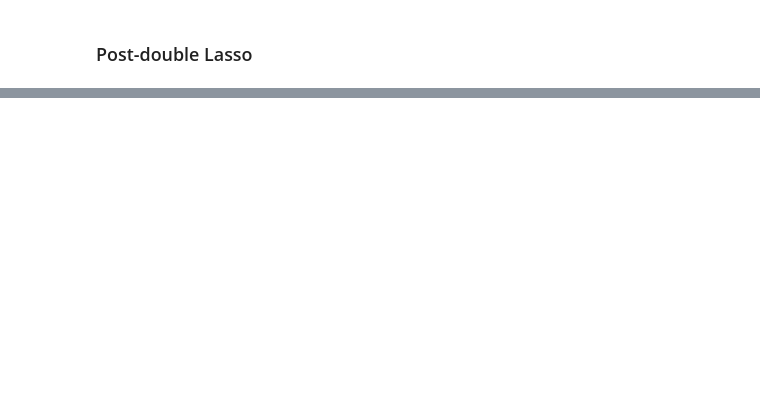
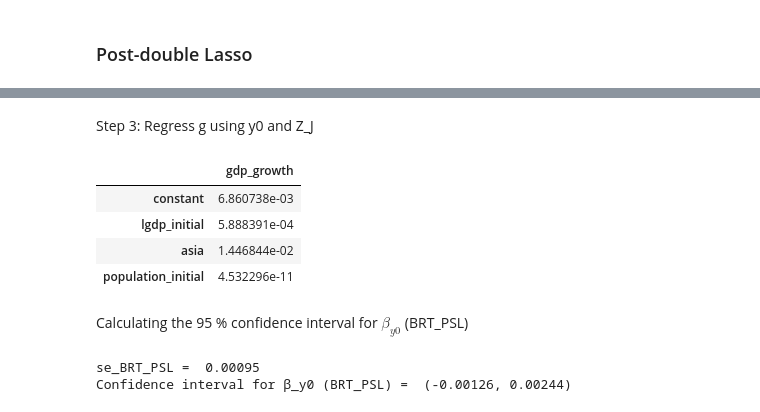
Before and after one commit to lkh927/AME-2024-Projects, a Jupyter notebook: Project 2/Project 2 old (no py.file).ipynb, the cells around one changed output, grey strips where cells are left out. Saved outputs shown, nothing was run; the diff lists cells and outputs as text; code cells hidden in the pictures; blank space fills up the shorter version.

```diff
--- a/Project 2/Project 2 old.ipynb
+++ b/Project 2/Project 2 old (no py.file).ipynb
@@ -472,0 +712,5 @@ Selected varriables:  []
+# %%
+# Create a DataFrame with X_names as the index
+Z_names = Z_basic.columns
+X_names = Z_names.insert(0, y0.name)
+print(X_names)
@@ -472,0 +732,14 @@ Selected varriables:  []
+# %%
+# Make a function that calculates BRT.
+def BRT(X_tilde,g):
+
+    (N, p) = X_tilde.shape
+    sigma = np.std(g, ddof=1)
+    c = 1.1
+    alpha = 0.05
+    penalty_BRT= (c * sigma) / np.sqrt(N) * norm.ppf(1 - alpha / (2*p))
+
+    return penalty_BRT
+
+penalty_BRT = BRT(X_tilde,g)
+print("lambda_BRT =",penalty_BRT.round(4))
@@ -472,0 +750,14 @@ Selected varriables:  []
+# %%
+# Implied estimates and selection
+fit_BRTgx = Lasso(penalty_BRT, max_iter=10000).fit(X_tilde,g)
+coeff_BRTgx = fit_BRTgx.coef_
+intercept_BCCHgx = fit_BCCHgx.intercept_
+
+print('Intercept/constant: ', np.round(intercept_BCCHgx,3))
+print('Coefficients: ', np.round(coeff_BRTgx,3))
+Z_J_BRTgx = Z[:,coeff_BRTgx[1:]!=0] # Note: We use Z and not Z_stan
+
+# Display number of variables in Z_J
+print("The number of variables in Z_J is {}".format(Z_J_BRTgx.shape[1]))
+selected_variables_BRTgx = (coeff_BRTgx != 0)
+print('Selected varriables: ', X_names[selected_variables_BRTgx].to_list())
@@ -472,0 +771,46 @@ Selected varriables:  []
+# %% [markdown]
+Step 3: Regress g using y0 and Z_J
+# %%
+# Add a constant to X
+xx = np.column_stack((np.ones(N),y0,Z_J_BRTgx))
+yy = np.array(g).reshape(-1,1)
+
+# Calculate OLS estimate
+coefs_BRT_PSL = la.inv(xx.T@xx)@xx.T@yy
+
+#print the coefficients
+pd.DataFrame(coefs_BRT_PSL, index=[['constant', 'lgdp_initial']+X_names[selected_variables_BRTgx].to_list()], columns=['gdp_growth']) #same as for the simple OLS above
+# %% [output]
+|  | gdp_growth |
+| constant | 6.860738e-03 |
+| lgdp_initial | 5.888391e-04 |
+| asia | 1.446844e-02 |
+| population_initial | 4.532296e-11 |
+# %% [markdown]
+Calculating the 95 % confidence interval for ${\beta}_{y0}$ (BRT_PSL)
+# %%
+# Estimate variance
+res_BRT_PSL = yy - xx@coefs_BRT_PSL
+SSR_BRT_PSL = res_BRT_PSL.T@res_BRT_PSL
+sigma2_BRT_PSL = SSR_BRT_PSL/(N-xx.shape[1])
+var_BRT_PSL = sigma2_BRT_PSL*la.inv(xx.T@xx)
+
+# Calculate standard errors
+se_BRT_PSL = np.sqrt(np.diagonal(var_BRT_PSL)).reshape(-1, 1)
+se_BRT_PSL=se_BRT_PSL[1][0]
+
+# Display standard error
+print("se_BRT_PSL = ",se_BRT_PSL.round(5))
+
+# Calculate the z statistic that corresponds to the 95% confidence interval of a two-sided test
+q = norm.ppf(1-0.025)
+
+# Calculate confidence interval
+CI_low_BRT_PSL  = coefs_BRT_PSL[1][0]-q*se_BRT_PSL
+CI_high_BRT_PSL = coefs_BRT_PSL[1][0]+q*se_BRT_PSL
+
+# Display confidence interval
+print("Confidence interval for β_y0 (BRT_PSL) = ",(CI_low_BRT_PSL.round(5),CI_high_BRT_PSL.round(5)))
+# %% [output]
+se_BRT_PSL =  0.00095
+Confidence interval for β_y0 (BRT_PSL) =  (-0.00126, 0.00244)
```
Also changed, not shown: parts of 100 cells of this notebook, 4 other files.
